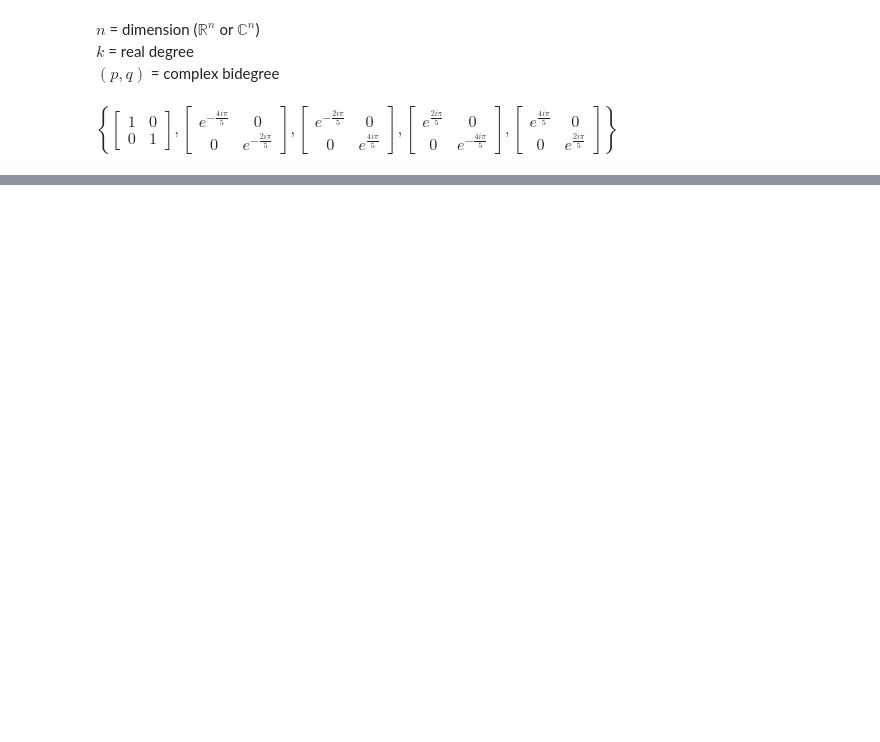
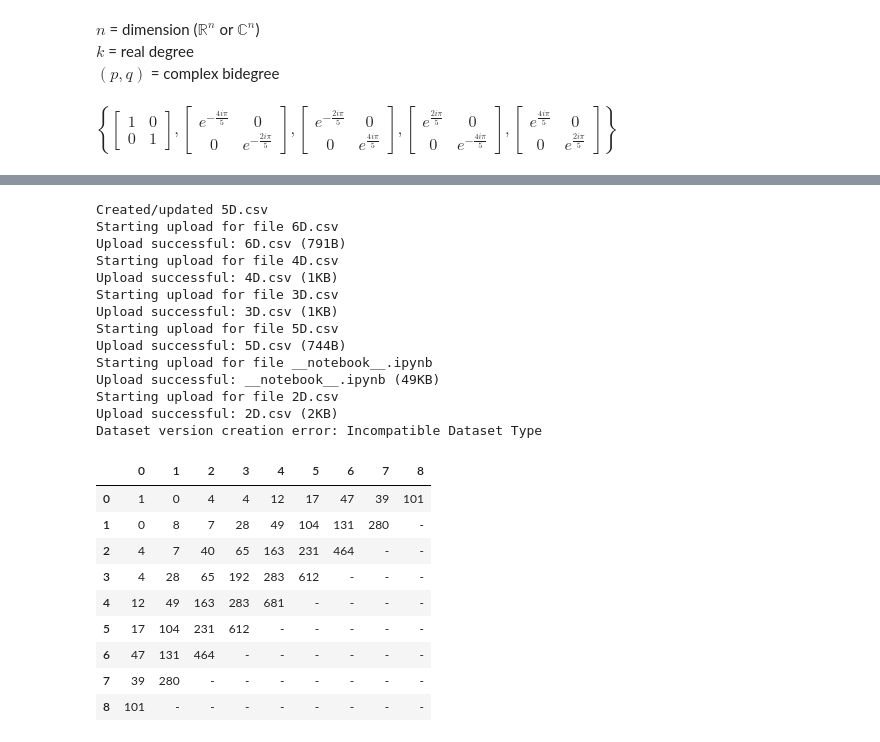
Before and after one commit to tkiran27/Harmonic_Bases_and_Degeneracy_Tables, a Jupyter notebook: harmonic-invariant-basis.ipynb, the cells around one changed output, grey strips where cells are left out. Cells and saved outputs as stored; diff of their text form; code cells hidden in the pictures; blank space fills up the shorter version.

Commit message:
Kaggle | Version 57

```diff
--- a/harmonic-invariant-basis.ipynb
+++ b/harmonic-invariant-basis.ipynb
@@ -443,6 +412,6 @@ Dataset version creation error: Incompatible Dataset Type
 # %%
-D = Matrix([[Rational(1/2),sqrt(3)*I/2],
-          [sqrt(3)*I/2,Rational(1/2)]])
-A = diag(D,D,D)
-degeneracy_table(A,10)
+D2 = Matrix([[Rational(1/2),sqrt(3)*I/2],
+            [sqrt(3)*I/2,Rational(1/2)]])
+B2 = diag(D2,exp(2*pi*I/3),D2.inv())
+B2
 # %% [output]
@@ -508,6 +418,0 @@ $\displaystyle \left[\begin{matrix}1 & 0 & 0\\0 & \frac{1}{2} & \frac{\sqrt{3} i
-# %%
-D2 = Matrix([[0,I],
-            [I,0]])
-B2 = diag(D2,1)
-B2
-degeneracy_table(B2,10)
@@ -540,0 +427,27 @@ Dataset version creation error: Incompatible Dataset Type
+# %%
+degeneracy_table(B2,8)
+# %% [output]
+Created/updated 5D.csv
+Starting upload for file 6D.csv
+Upload successful: 6D.csv (791B)
+Starting upload for file 4D.csv
+Upload successful: 4D.csv (1KB)
+Starting upload for file 3D.csv
+Upload successful: 3D.csv (1KB)
+Starting upload for file 5D.csv
+Upload successful: 5D.csv (744B)
+Starting upload for file __notebook__.ipynb
+Upload successful: __notebook__.ipynb (49KB)
+Starting upload for file 2D.csv
+Upload successful: 2D.csv (2KB)
+Dataset version creation error: Incompatible Dataset Type
+|  | 0 | 1 | 2 | 3 | 4 | 5 | 6 | 7 | 8 |
+| 0 | 1 | 0 | 4 | 4 | 12 | 17 | 47 | 39 | 101 |
+| 1 | 0 | 8 | 7 | 28 | 49 | 104 | 131 | 280 | - |
+| 2 | 4 | 7 | 40 | 65 | 163 | 231 | 464 | - | - |
+| 3 | 4 | 28 | 65 | 192 | 283 | 612 | - | - | - |
+| 4 | 12 | 49 | 163 | 283 | 681 | - | - | - | - |
+| 5 | 17 | 104 | 231 | 612 | - | - | - | - | - |
+| 6 | 47 | 131 | 464 | - | - | - | - | - | - |
+| 7 | 39 | 280 | - | - | - | - | - | - | - |
+| 8 | 101 | - | - | - | - | - | - | - | - |
```
Also changed, not shown: parts of 13 cells of this notebook.
